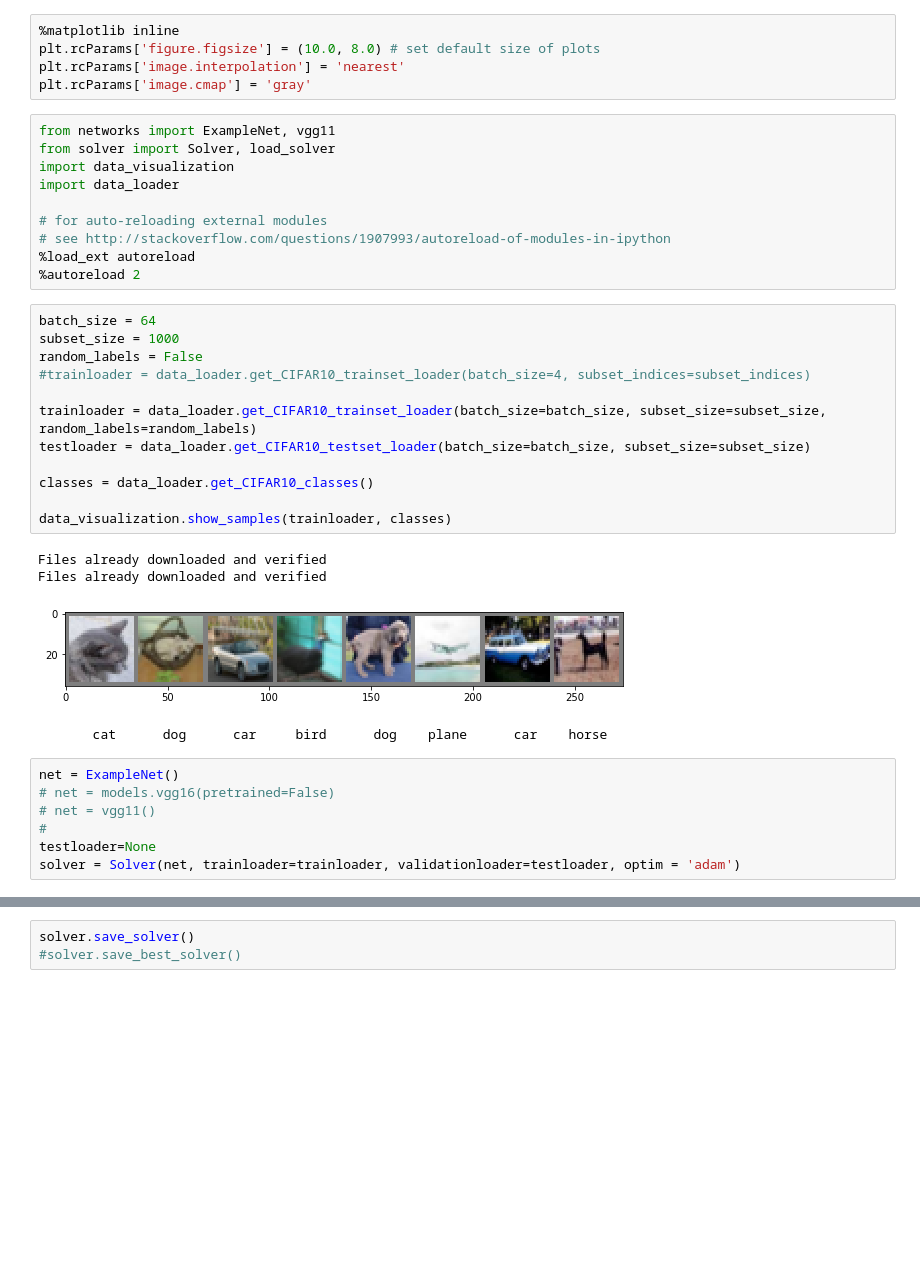
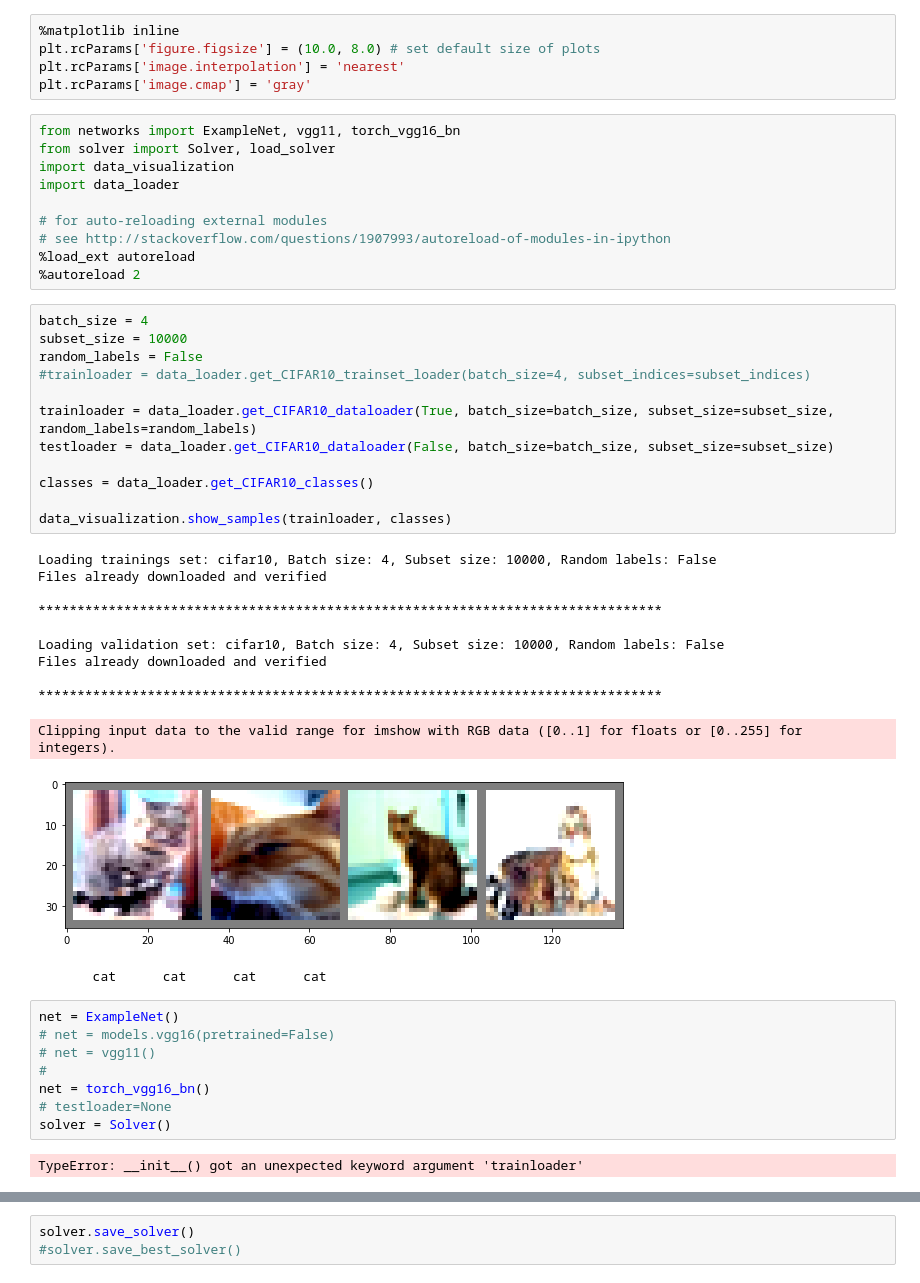
Before and after one commit to Brucknem-TUMProjects/Generalization-Ideas-in-Deep-Learning, a Jupyter notebook: Code/Exploring.ipynb, the cells around one changed output, grey strips where cells are left out. Drawn from its saved outputs; the diff is of its cells as text; blank space fills up the shorter version.

```diff
--- a/Code/Exploring.ipynb
+++ b/Code/Exploring.ipynb
@@ -15,7 +15,7 @@ plt.rcParams['figure.figsize'] = (10.0, 8.0) # set default size of plots
 plt.rcParams['image.interpolation'] = 'nearest'
 plt.rcParams['image.cmap'] = 'gray'
 # %%
-from networks import ExampleNet, vgg11
+from networks import ExampleNet, vgg11, torch_vgg16_bn
 from solver import Solver, load_solver
 import data_visualization
 import data_loader
@@ -25,27 +25,38 @@ import data_loader
 %load_ext autoreload
 %autoreload 2
 # %%
-batch_size = 64
-subset_size = 1000
+batch_size = 4
+subset_size = 10000
 random_labels = False
 #trainloader = data_loader.get_CIFAR10_trainset_loader(batch_size=4, subset_indices=subset_indices)
 
-trainloader = data_loader.get_CIFAR10_trainset_loader(batch_size=batch_size, subset_size=subset_size, random_labels=random_labels)
-testloader = data_loader.get_CIFAR10_testset_loader(batch_size=batch_size, subset_size=subset_size)
+trainloader = data_loader.get_CIFAR10_dataloader(True, batch_size=batch_size, subset_size=subset_size, random_labels=random_labels)
+testloader = data_loader.get_CIFAR10_dataloader(False, batch_size=batch_size, subset_size=subset_size)
 
 classes = data_loader.get_CIFAR10_classes()
 
 data_visualization.show_samples(trainloader, classes)
 # %% [output]
+Loading trainings set: cifar10, Batch size: 4, Subset size: 10000, Random labels: False
 Files already downloaded and verified
+
+********************************************************************************
+
+Loading validation set: cifar10, Batch size: 4, Subset size: 10000, Random labels: False
 Files already downloaded and verified
+
+********************************************************************************
+Clipping input data to the valid range for imshow with RGB data ([0..1] for floats or [0..255] for integers).
-[figure, old version]
+[figure, new version]
-       cat      dog      car     bird      dog    plane      car    horse
+       cat      cat      cat      cat
 # %%
 net = ExampleNet()
 # net = models.vgg16(pretrained=False)
 # net = vgg11()
 #
-testloader=None
-solver = Solver(net, trainloader=trainloader, validationloader=testloader, optim = 'adam')
+net = torch_vgg16_bn()
+# testloader=None
+solver = Solver()
+# %% [output]
+TypeError: __init__() got an unexpected keyword argument 'trainloader'
 # %%
```
Also changed, not shown: parts of 1 cell of this notebook, 11 other files.
